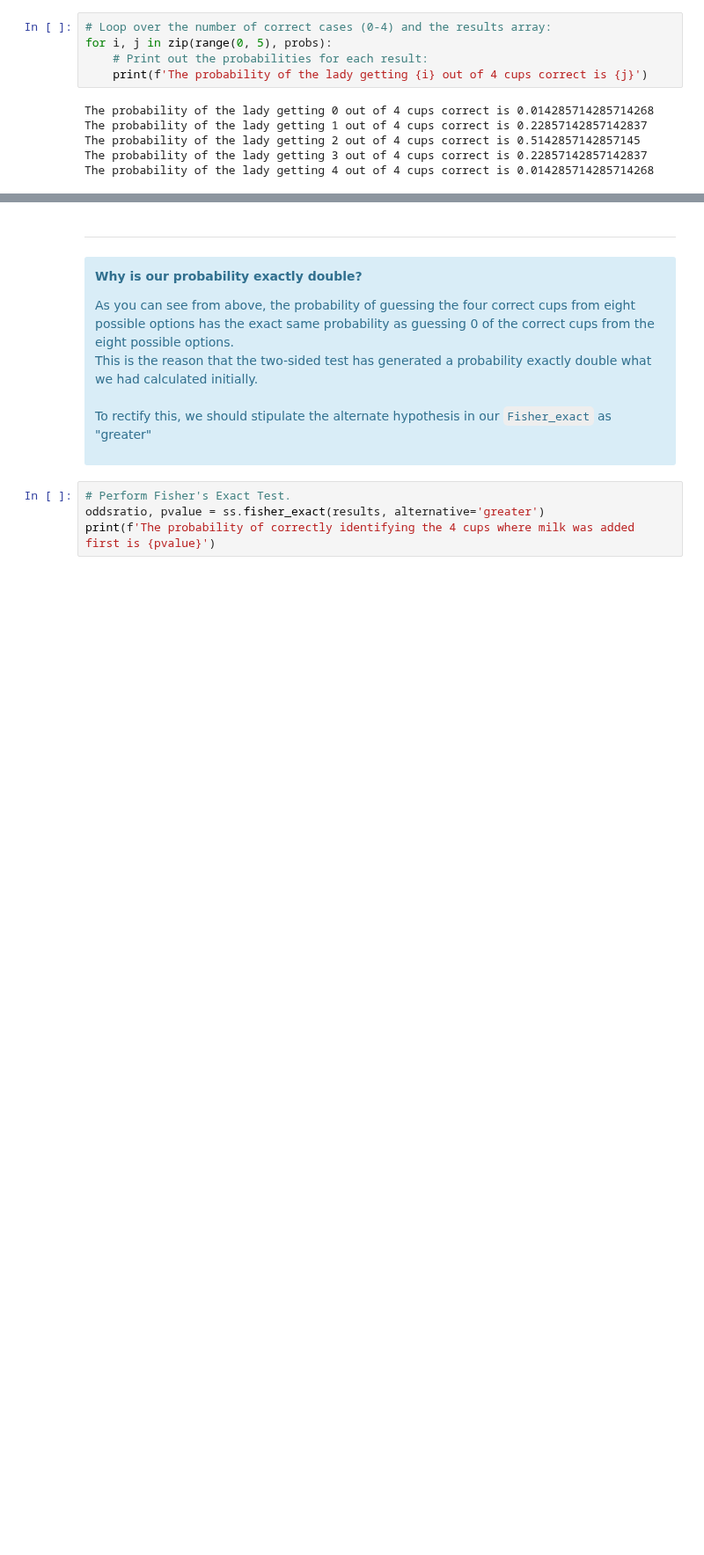
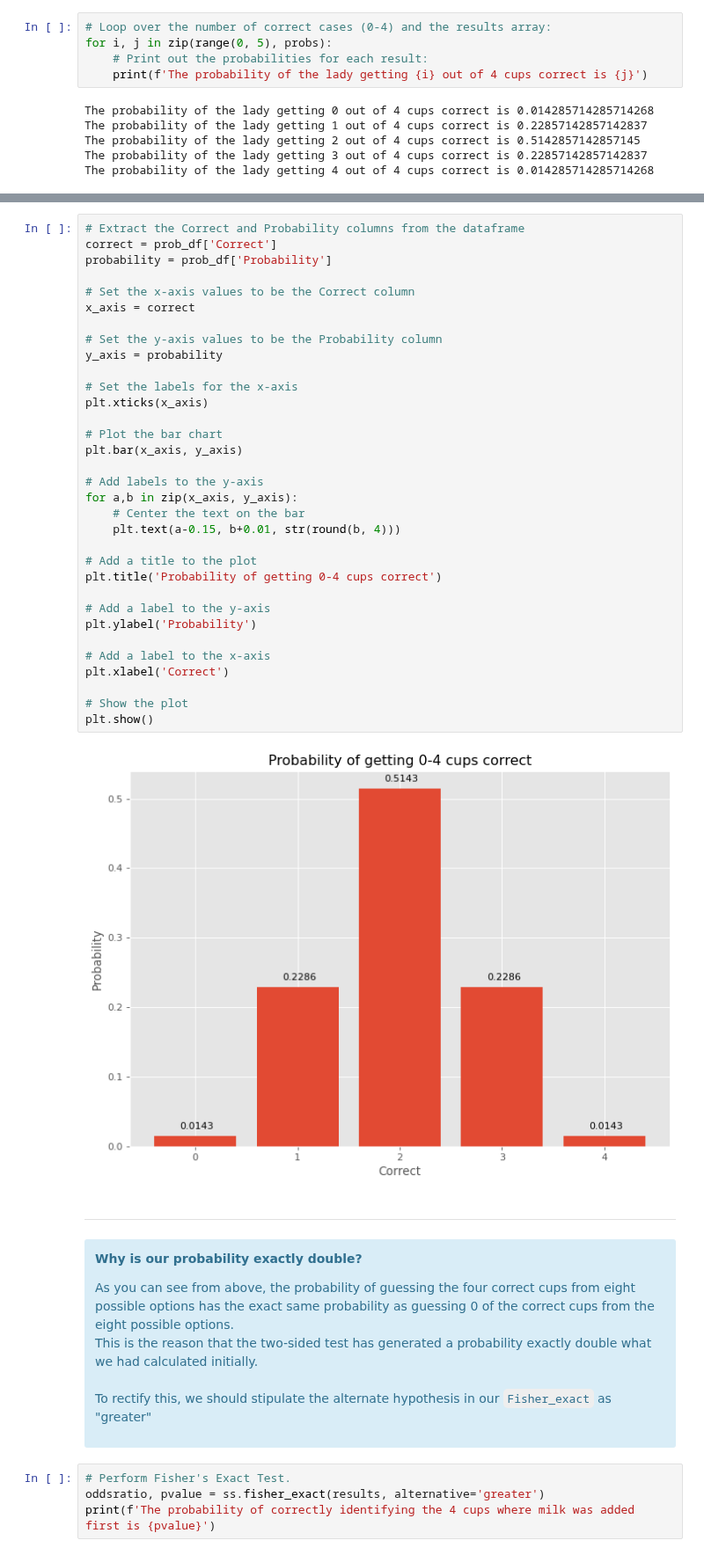
Before and after one commit to Sam-Tracey/ML-Stats-Assessment, a Jupyter notebook: practicals/01-statistics-exercises.ipynb, the cells around one changed output, grey strips where cells are left out. Shown at 88% size. Cells and saved outputs as stored; diff of their text form; blank space fills up the shorter version.

Commit message:
Removed plotly chart and added pyplot instead

```diff
--- a/practicals/01-statistics-exercises.ipynb
+++ b/practicals/01-statistics-exercises.ipynb
@@ -247,3 +243,38 @@ fig.show()
+# %%
+# Extract the Correct and Probability columns from the dataframe
+correct = prob_df['Correct']
+probability = prob_df['Probability']
+
+# Set the x-axis values to be the Correct column
+x_axis = correct
+
+# Set the y-axis values to be the Probability column
+y_axis = probability
+
+# Set the labels for the x-axis
+plt.xticks(x_axis)
+
+# Plot the bar chart
+plt.bar(x_axis, y_axis)
+
+# Add labels to the y-axis
+for a,b in zip(x_axis, y_axis):
+    # Center the text on the bar
+    plt.text(a-0.15, b+0.01, str(round(b, 4)))
+
+# Add a title to the plot
+plt.title('Probability of getting 0-4 cups correct')
+
+# Add a label to the y-axis
+plt.ylabel('Probability')
+
+# Add a label to the x-axis
+plt.xlabel('Correct')
+
+# Show the plot
+plt.show()
+# %% [output]
+[figure, added]
 # %% [markdown]
 ***
 <div class="admonition note alert alert-info">
```
Also changed, not shown: parts of 3 cells of this notebook.
